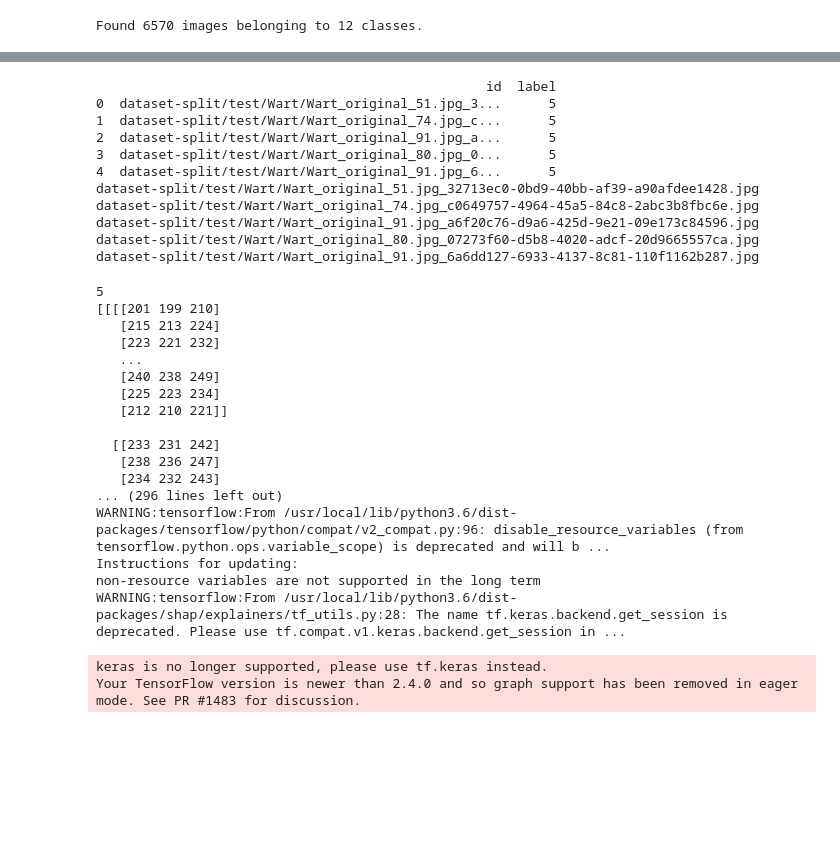
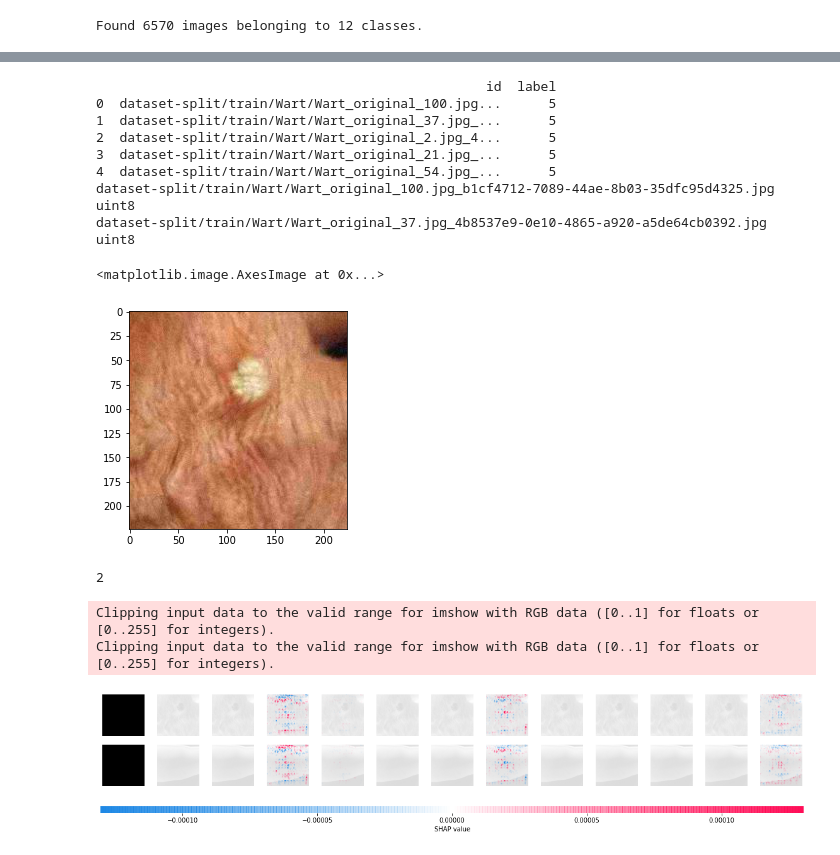
Before and after one commit to matheusherique/XAI, a Jupyter notebook: 6-resnet152-tensorflow-v2.ipynb, the cells around one changed output, grey strips where cells are left out. Saved outputs shown, nothing was run; the diff lists cells and outputs as text; code cells hidden in the pictures; blank space fills up the shorter version.

Commit message:
Shap implementation

```diff
--- a/6-resnet152-tensorflow-v2.ipynb
+++ b/6-resnet152-tensorflow-v2.ipynb
@@ -142,64 +185,46 @@ except:
 # %%
 from PIL import Image
 from numpy import asarray
 import pandas as pd
-test = pd.read_csv('test.csv',index_col=0)
+test = pd.read_csv('train.csv',index_col=0)
 print(test.head())
 df_test = pd.DataFrame(test)
 test_dataset_filenames = df_test['id'].values.tolist()
-test_dataset_filenames = test_dataset_filenames[:5]
+test_dataset_filenames = test_dataset_filenames[:2]
 
 numpy_images = []
 for image in test_dataset_filenames:
     print(image)
     image = Image.open(image)
     image = asarray(image)
+    print(image.dtype)
+    image = image.astype(np.float32)
+    image /= 255
     numpy_images.append(image)
 
 x = asarray(numpy_images)
+imshow(numpy_images[0])
 # %% [output]
                                                   id  label
-0  dataset-split/test/Wart/Wart_original_51.jpg_3...      5
-1  dataset-split/test/Wart/Wart_original_74.jpg_c...      5
-2  dataset-split/test/Wart/Wart_original_91.jpg_a...      5
-3  dataset-split/test/Wart/Wart_original_80.jpg_0...      5
-4  dataset-split/test/Wart/Wart_original_91.jpg_6...      5
-dataset-split/test/Wart/Wart_original_51.jpg_32713ec0-0bd9-40bb-af39-a90afdee1428.jpg
-dataset-split/test/Wart/Wart_original_74.jpg_c0649757-4964-45a5-84c8-2abc3b8fbc6e.jpg
-dataset-split/test/Wart/Wart_original_91.jpg_a6f20c76-d9a6-425d-9e21-09e173c84596.jpg
-dataset-split/test/Wart/Wart_original_80.jpg_07273f60-d5b8-4020-adcf-20d9665557ca.jpg
-dataset-split/test/Wart/Wart_original_91.jpg_6a6dd127-6933-4137-8c81-110f1162b287.jpg
+0  dataset-split/train/Wart/Wart_original_100.jpg...      5
+1  dataset-split/train/Wart/Wart_original_37.jpg_...      5
+2  dataset-split/train/Wart/Wart_original_2.jpg_4...      5
+3  dataset-split/train/Wart/Wart_original_21.jpg_...      5
+4  dataset-split/train/Wart/Wart_original_54.jpg_...      5
+dataset-split/train/Wart/Wart_original_100.jpg_b1cf4712-7089-44ae-8b03-35dfc95d4325.jpg
+uint8
+dataset-split/train/Wart/Wart_original_37.jpg_4b8537e9-0e10-4865-a920-a5de64cb0392.jpg
+uint8
+<matplotlib.image.AxesImage at 0x...>
+[figure, added]
 # %%
 print(x.shape[0])
-background = x[np.random.choice(x.shape[0], 100)]
-print(background)
+
+background = x[np.random.choice(x.shape[0], 2)]
 
 # explain predictions of the model on four images
-tf.compat.v1.disable_v2_behavior()
 e = shap.DeepExplainer(model, background)
 # ...or pass tensors directly
 # e = shap.DeepExplainer((model.layers[0].input, model.layers[-1].output), background)
-shap_values = e.shap_values(x)
-
-# plot the feature attributions
-shap.image_plot(shap_values, -x)
 # %% [output]
-5
-[[[[201 199 210]
-   [215 213 224]
-   [223 221 232]
-   ...
-   [240 238 249]
-   [225 223 234]
-   [212 210 221]]
-
-  [[233 231 242]
-   [238 236 247]
-   [234 232 243]
-... (296 lines left out)
-WARNING:tensorflow:From /usr/local/lib/python3.6/dist-packages/tensorflow/python/compat/v2_compat.py:96: disable_resource_variables (from tensorflow.python.ops.variable_scope) is deprecated and will b ...
-Instructions for updating:
-non-resource variables are not supported in the long term
-WARNING:tensorflow:From /usr/local/lib/python3.6/dist-packages/shap/explainers/tf_utils.py:28: The name tf.keras.backend.get_session is deprecated. Please use tf.compat.v1.keras.backend.get_session in ...
+2
-keras is no longer supported, please use tf.keras instead.
-Your TensorFlow version is newer than 2.4.0 and so graph support has been removed in eager mode. See PR #1483 for discussion.
@@ -205,0 +233,7 @@ Your TensorFlow version is newer than 2.4.0 and so graph support has been remove
+# %%
+# plot the feature attributions
+shap.image_plot(shap_values, -x)
+# %% [output]
+Clipping input data to the valid range for imshow with RGB data ([0..1] for floats or [0..255] for integers).
+Clipping input data to the valid range for imshow with RGB data ([0..1] for floats or [0..255] for integers).
+[figure, added]
```
Also changed, not shown: parts of 9 cells of this notebook.
